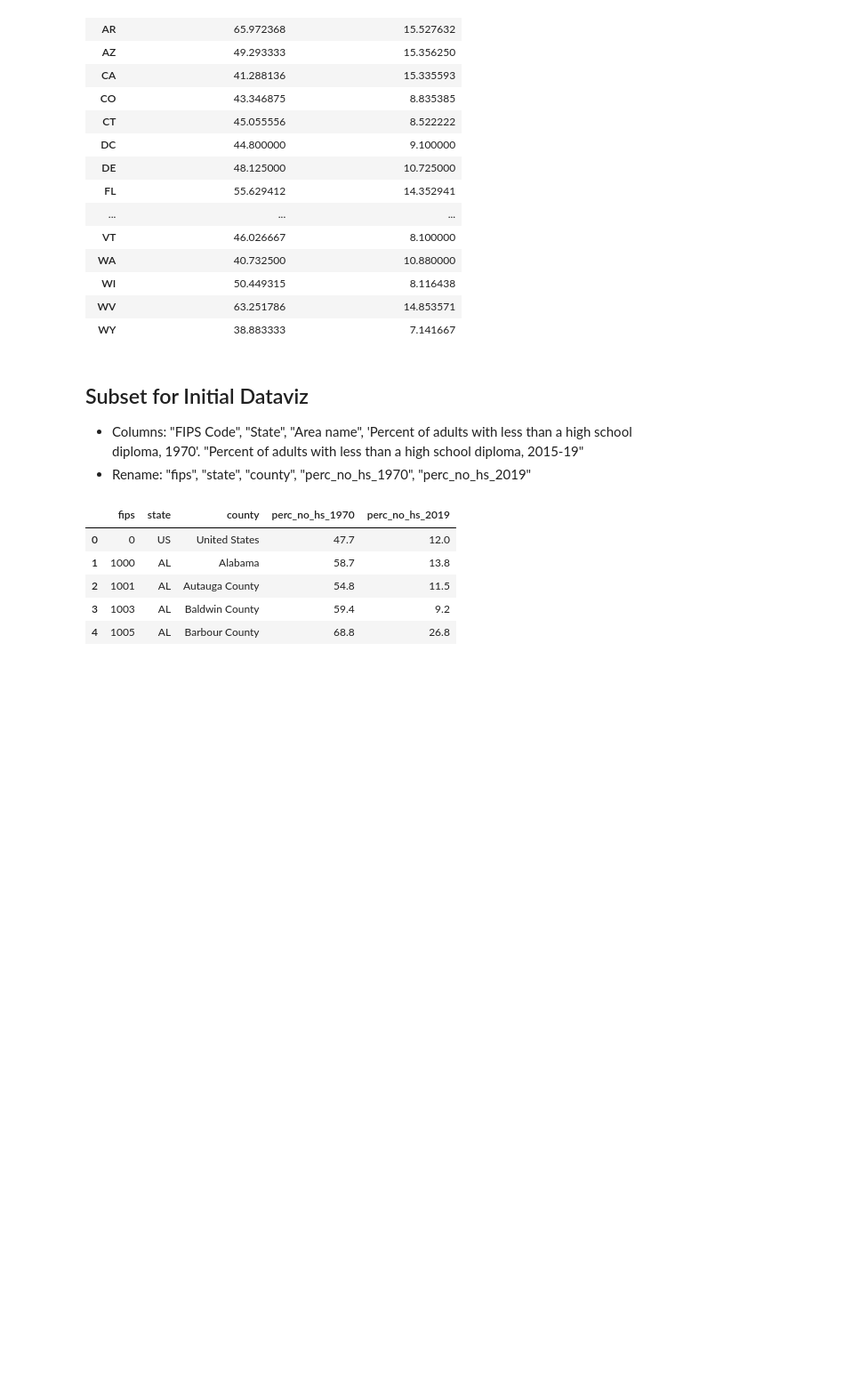
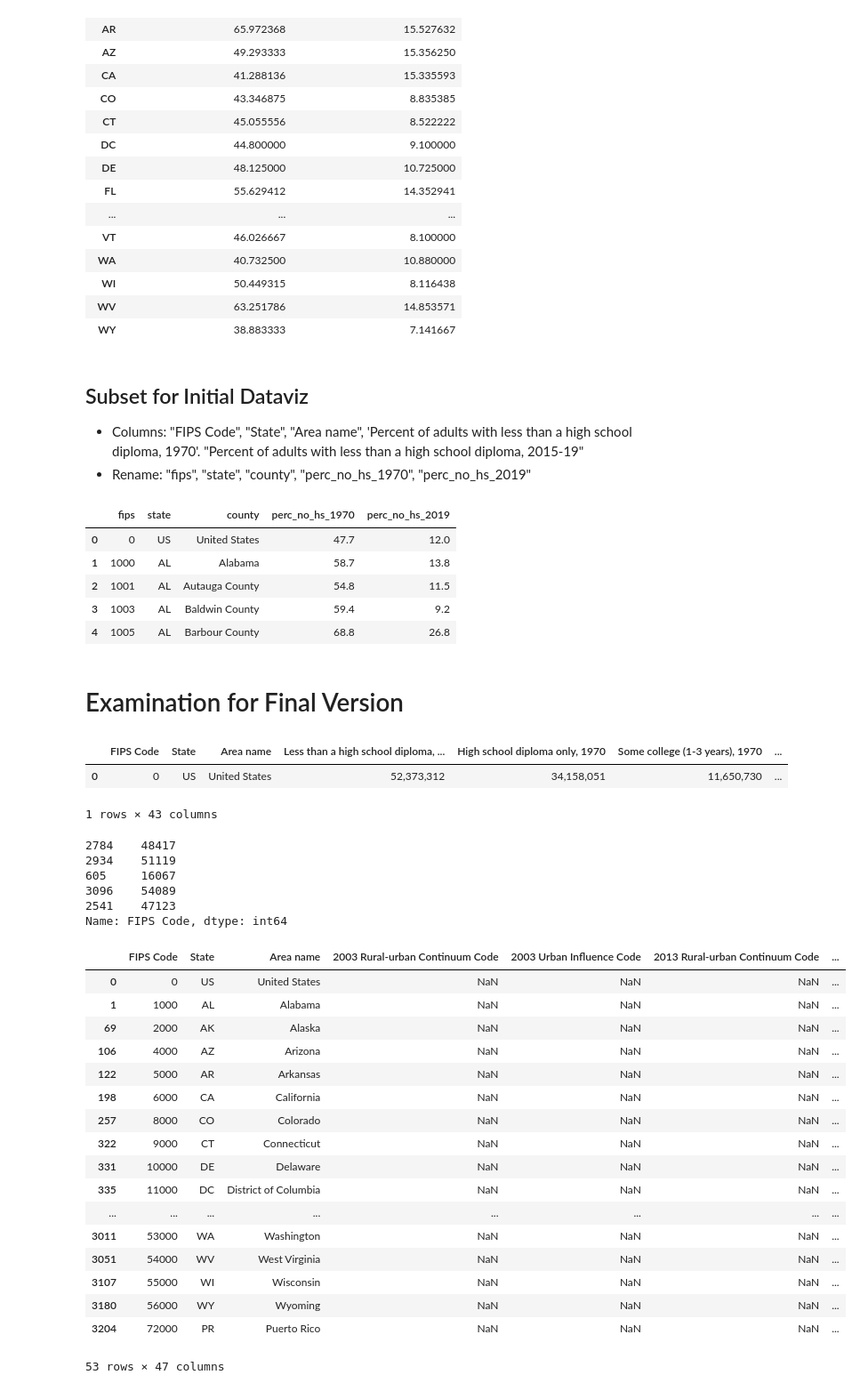
Before and after one commit to mrmauer/mrmauer.github.io, a Jupyter notebook: education-maps/prep/county_education_analysis_prep.ipynb, the cells around one changed output. Shown: that part at 89% size. Cells and saved outputs as stored; diff of their text form; code cells hidden in the pictures; blank space fills up the shorter version.

```diff
--- a/education-maps/prep/county_education_analysis_prep.ipynb
+++ b/education-maps/prep/county_education_analysis_prep.ipynb
@@ -118,3 +125,41 @@ subset.head()
 | 4 | 1005 | AL | Barbour County | 68.8 | 26.8 |
 # %%
 subset.to_csv('data/perc_no_hs_2019.csv', index=False)
+# %% [markdown]
+# Examination for Final Version
+# %%
+raw[raw.State == 'US'].dropna(axis=1)
+# %% [output]
+|  | FIPS Code | State | Area name | Less than a high school diploma, ... | High school diploma only, 1970 | Some college (1-3 years), 1970 | ... |
+| 0 | 0 | US | United States | 52,373,312 | 34,158,051 | 11,650,730 | ... |
+1 rows × 43 columns
+# %%
+raw.sample(5)['FIPS Code']
+# %% [output]
+2784    48417
+2934    51119
+605     16067
+3096    54089
+2541    47123
+Name: FIPS Code, dtype: int64
+# %%
+raw[(raw['FIPS Code'] % 100 == 0) & (raw['2003 Rural-urban Continuum Code'].isna())]
+# %% [output]
+|  | FIPS Code | State | Area name | 2003 Rural-urban Continuum Code | 2003 Urban Influence Code | 2013 Rural-urban Continuum Code | ... |
+| 0 | 0 | US | United States | NaN | NaN | NaN | ... |
+| 1 | 1000 | AL | Alabama | NaN | NaN | NaN | ... |
+| 69 | 2000 | AK | Alaska | NaN | NaN | NaN | ... |
+| 106 | 4000 | AZ | Arizona | NaN | NaN | NaN | ... |
+| 122 | 5000 | AR | Arkansas | NaN | NaN | NaN | ... |
+| 198 | 6000 | CA | California | NaN | NaN | NaN | ... |
+| 257 | 8000 | CO | Colorado | NaN | NaN | NaN | ... |
+| 322 | 9000 | CT | Connecticut | NaN | NaN | NaN | ... |
+| 331 | 10000 | DE | Delaware | NaN | NaN | NaN | ... |
+| 335 | 11000 | DC | District of Columbia | NaN | NaN | NaN | ... |
+| ... | ... | ... | ... | ... | ... | ... | ... |
+| 3011 | 53000 | WA | Washington | NaN | NaN | NaN | ... |
+| 3051 | 54000 | WV | West Virginia | NaN | NaN | NaN | ... |
+| 3107 | 55000 | WI | Wisconsin | NaN | NaN | NaN | ... |
+| 3180 | 56000 | WY | Wyoming | NaN | NaN | NaN | ... |
+| 3204 | 72000 | PR | Puerto Rico | NaN | NaN | NaN | ... |
+53 rows × 47 columns
```
Also changed, not shown: parts of 24 cells of this notebook, 2 other files.
